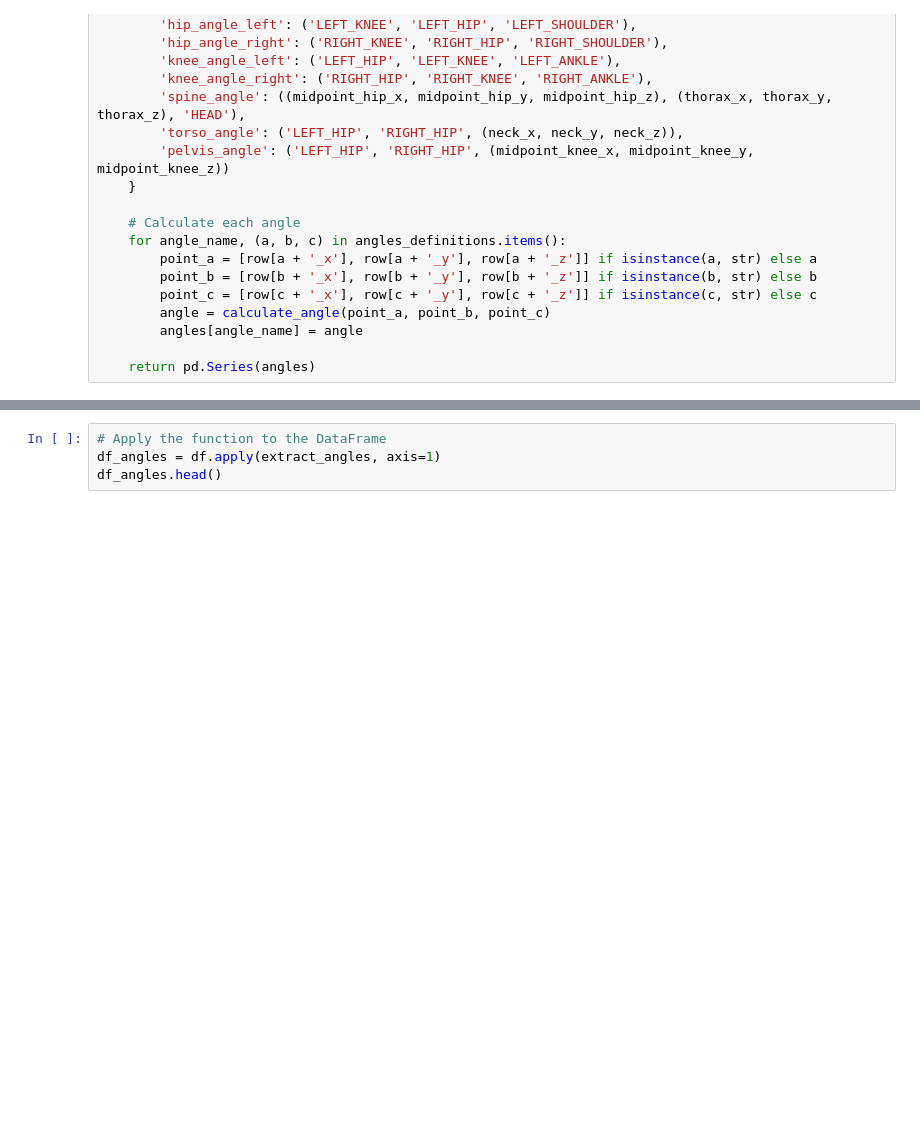
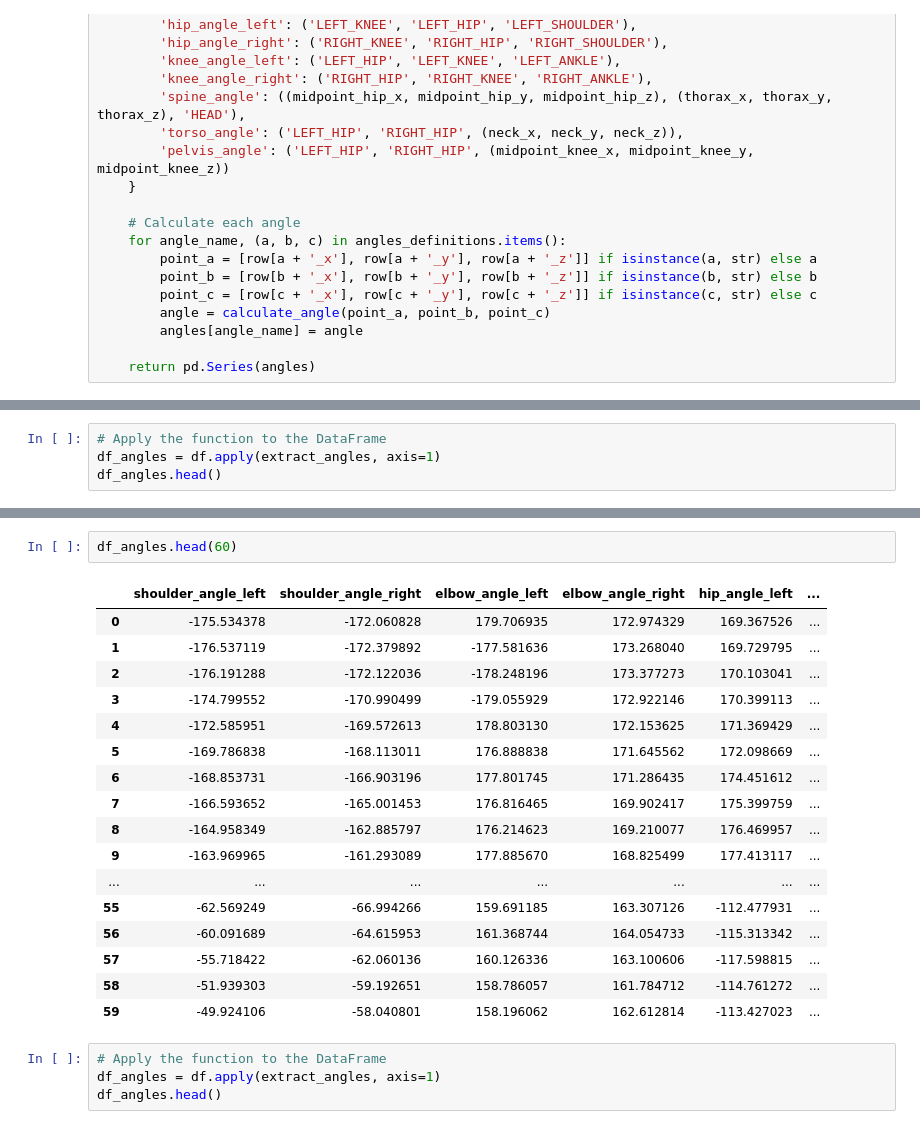
Before and after one commit to SloughJE/aerial_straps_classifier, a Jupyter notebook: noteboooks/main_functions.ipynb, the cells around one changed output, grey strips where cells are left out. Cells and saved outputs as stored; diff of their text form; blank space fills up the shorter version.

```diff
--- a/noteboooks/main_functions.ipynb
+++ b/noteboooks/main_functions.ipynb
@@ -366,0 +419,4 @@ landmark.presence
+# %%
+# Apply the function to the DataFrame
+df_angles = df.apply(extract_angles, axis=1)
+df_angles.head()
@@ -367,3 +430,23 @@ landmark.presence
+# %%
+df_angles.head(60)
+# %% [output]
+|  | shoulder_angle_left | shoulder_angle_right | elbow_angle_left | elbow_angle_right | hip_angle_left | ... |
+| 0 | -175.534378 | -172.060828 | 179.706935 | 172.974329 | 169.367526 | ... |
+| 1 | -176.537119 | -172.379892 | -177.581636 | 173.268040 | 169.729795 | ... |
+| 2 | -176.191288 | -172.122036 | -178.248196 | 173.377273 | 170.103041 | ... |
+| 3 | -174.799552 | -170.990499 | -179.055929 | 172.922146 | 170.399113 | ... |
+| 4 | -172.585951 | -169.572613 | 178.803130 | 172.153625 | 171.369429 | ... |
+| 5 | -169.786838 | -168.113011 | 176.888838 | 171.645562 | 172.098669 | ... |
+| 6 | -168.853731 | -166.903196 | 177.801745 | 171.286435 | 174.451612 | ... |
+| 7 | -166.593652 | -165.001453 | 176.816465 | 169.902417 | 175.399759 | ... |
+| 8 | -164.958349 | -162.885797 | 176.214623 | 169.210077 | 176.469957 | ... |
+| 9 | -163.969965 | -161.293089 | 177.885670 | 168.825499 | 177.413117 | ... |
+| ... | ... | ... | ... | ... | ... | ... |
+| 55 | -62.569249 | -66.994266 | 159.691185 | 163.307126 | -112.477931 | ... |
+| 56 | -60.091689 | -64.615953 | 161.368744 | 164.054733 | -115.313342 | ... |
+| 57 | -55.718422 | -62.060136 | 160.126336 | 163.100606 | -117.598815 | ... |
+| 58 | -51.939303 | -59.192651 | 158.786057 | 161.784712 | -114.761272 | ... |
+| 59 | -49.924106 | -58.040801 | 158.196062 | 162.612814 | -113.427023 | ... |
 # %%
 # Apply the function to the DataFrame
 df_angles = df.apply(extract_angles, axis=1)
```
Also changed, not shown: parts of 25 cells of this notebook, 2 other files.
